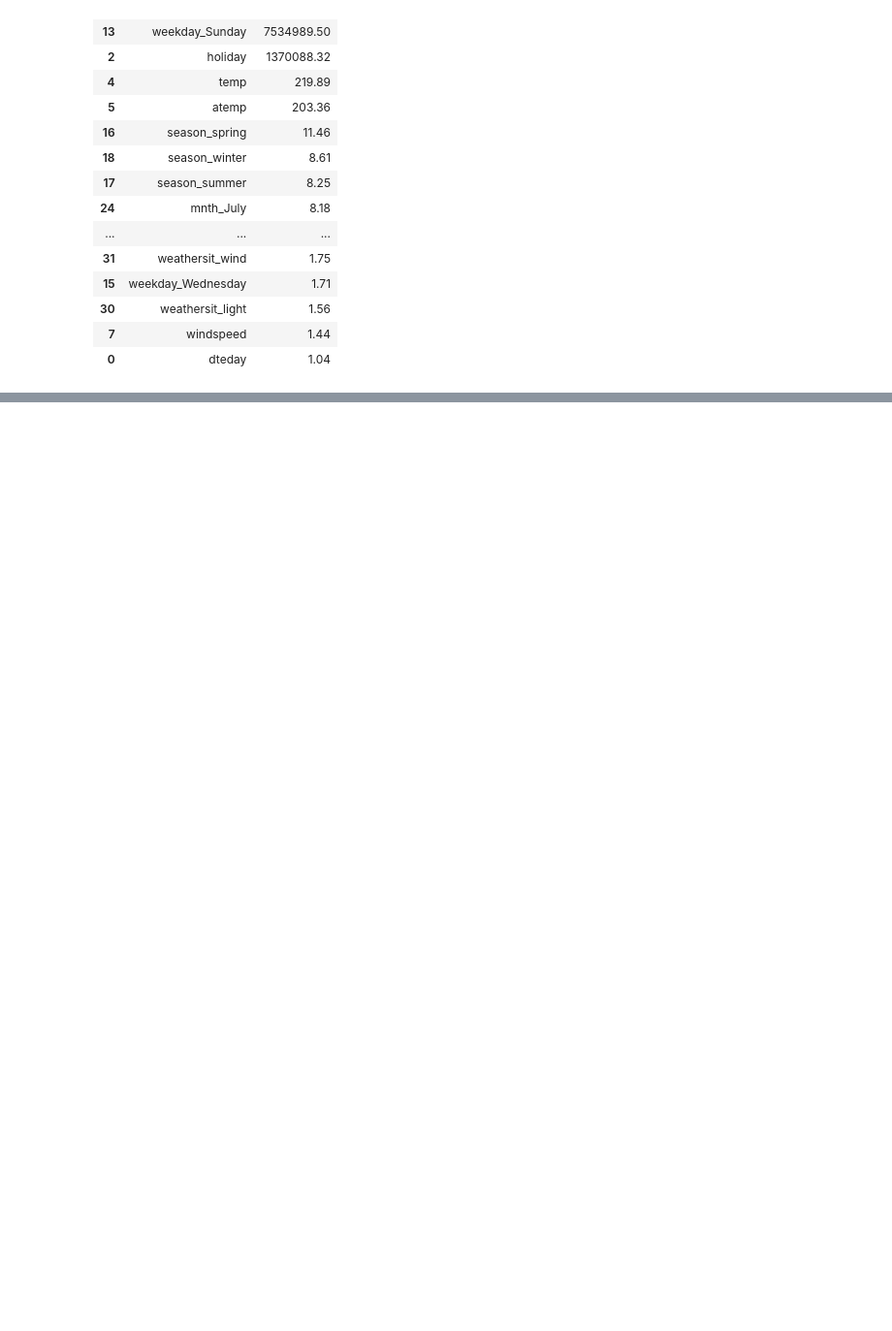
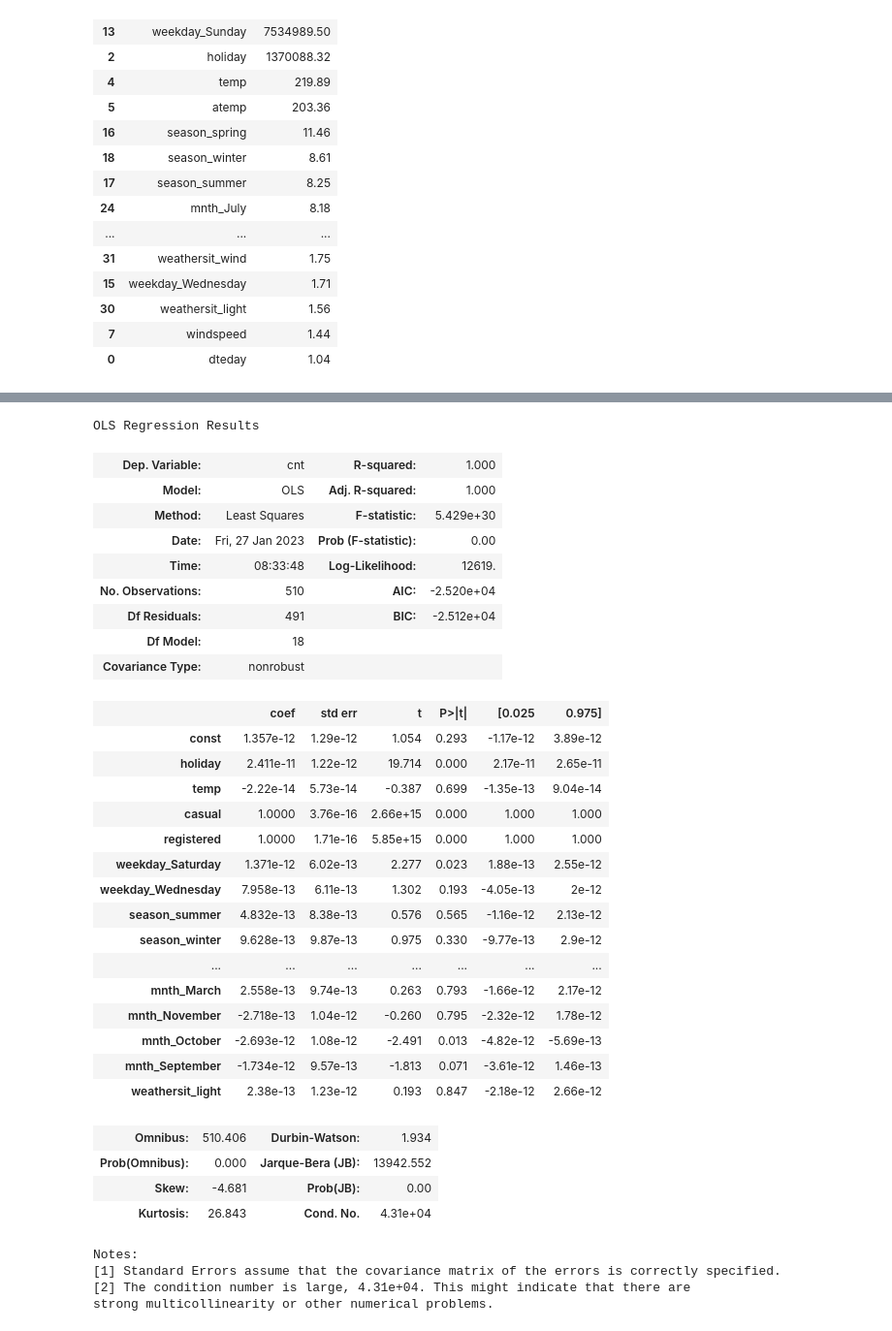
Before and after one commit to AxithChoudhary/BoomBikes_multilinear_model, a Jupyter notebook: Multi_linear_regression_.ipynb, the cells around one changed output, grey strips where cells are left out. Shown at 97% size. Saved outputs shown, nothing was run; the diff lists cells and outputs as text; code cells hidden in the pictures; blank space fills up the shorter version.

```diff
--- a/Multi_linear_regression_.ipynb
+++ b/Multi_linear_regression_.ipynb
@@ -459,0 +617,8 @@ vif_function(X_train)
+# %%
+#since the p-value and VIF of  yr is very high therefore we will remove it
+X_train=X_train.drop('yr',1)
+print(vif_function(X_train))
+X_train_sm=sm.add_constant(X_train)
+lr_model=sm.OLS(y_train,X_train_sm).fit()
+lr_model.summary()
+# %% [output]
@@ -459,0 +644,34 @@ vif_function(X_train)
+OLS Regression Results
+| Dep. Variable: | cnt | R-squared: | 1.000 |
+| Model: | OLS | Adj. R-squared: | 1.000 |
+| Method: | Least Squares | F-statistic: | 5.429e+30 |
+| Date: | Fri, 27 Jan 2023 | Prob (F-statistic): | 0.00 |
+| Time: | 08:33:48 | Log-Likelihood: | 12619. |
+| No. Observations: | 510 | AIC: | -2.520e+04 |
+| Df Residuals: | 491 | BIC: | -2.512e+04 |
+| Df Model: | 18 |  |  |
+| Covariance Type: | nonrobust |  |  |
+|  | coef | std err | t | P>|t| | [0.025 | 0.975] |
+| const | 1.357e-12 | 1.29e-12 | 1.054 | 0.293 | -1.17e-12 | 3.89e-12 |
+| holiday | 2.411e-11 | 1.22e-12 | 19.714 | 0.000 | 2.17e-11 | 2.65e-11 |
+| temp | -2.22e-14 | 5.73e-14 | -0.387 | 0.699 | -1.35e-13 | 9.04e-14 |
+| casual | 1.0000 | 3.76e-16 | 2.66e+15 | 0.000 | 1.000 | 1.000 |
+| registered | 1.0000 | 1.71e-16 | 5.85e+15 | 0.000 | 1.000 | 1.000 |
+| weekday_Saturday | 1.371e-12 | 6.02e-13 | 2.277 | 0.023 | 1.88e-13 | 2.55e-12 |
+| weekday_Wednesday | 7.958e-13 | 6.11e-13 | 1.302 | 0.193 | -4.05e-13 | 2e-12 |
+| season_summer | 4.832e-13 | 8.38e-13 | 0.576 | 0.565 | -1.16e-12 | 2.13e-12 |
+| season_winter | 9.628e-13 | 9.87e-13 | 0.975 | 0.330 | -9.77e-13 | 2.9e-12 |
+| ... | ... | ... | ... | ... | ... | ... |
+| mnth_March | 2.558e-13 | 9.74e-13 | 0.263 | 0.793 | -1.66e-12 | 2.17e-12 |
+| mnth_November | -2.718e-13 | 1.04e-12 | -0.260 | 0.795 | -2.32e-12 | 1.78e-12 |
+| mnth_October | -2.693e-12 | 1.08e-12 | -2.491 | 0.013 | -4.82e-12 | -5.69e-13 |
+| mnth_September | -1.734e-12 | 9.57e-13 | -1.813 | 0.071 | -3.61e-12 | 1.46e-13 |
+| weathersit_light | 2.38e-13 | 1.23e-12 | 0.193 | 0.847 | -2.18e-12 | 2.66e-12 |
+| Omnibus: | 510.406 | Durbin-Watson: | 1.934 |
+| Prob(Omnibus): | 0.000 | Jarque-Bera (JB): | 13942.552 |
+| Skew: | -4.681 | Prob(JB): | 0.00 |
+| Kurtosis: | 26.843 | Cond. No. | 4.31e+04 |
+Notes:
+[1] Standard Errors assume that the covariance matrix of the errors is correctly specified.
+[2] The condition number is large, 4.31e+04. This might indicate that there are
+strong multicollinearity or other numerical problems.
```
Also changed, not shown: parts of 22 cells of this notebook.
